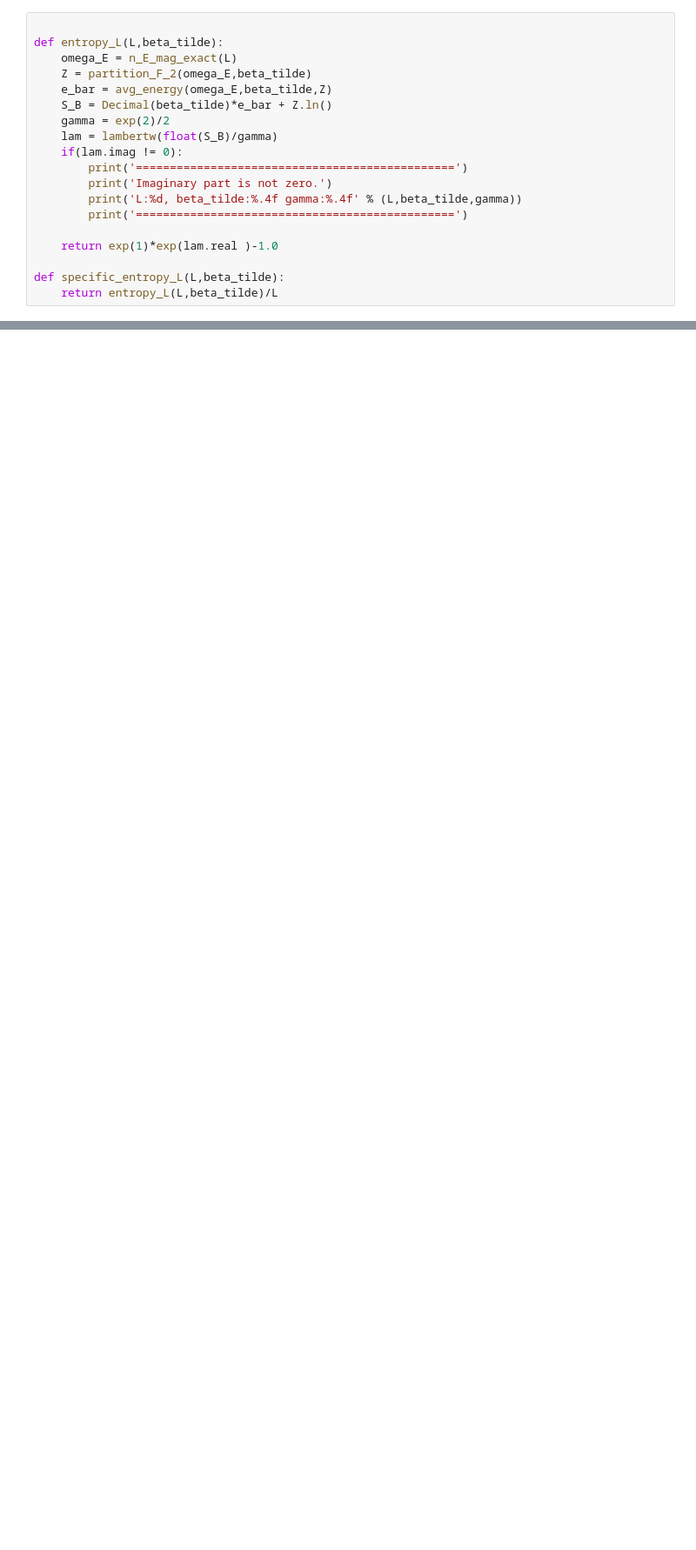
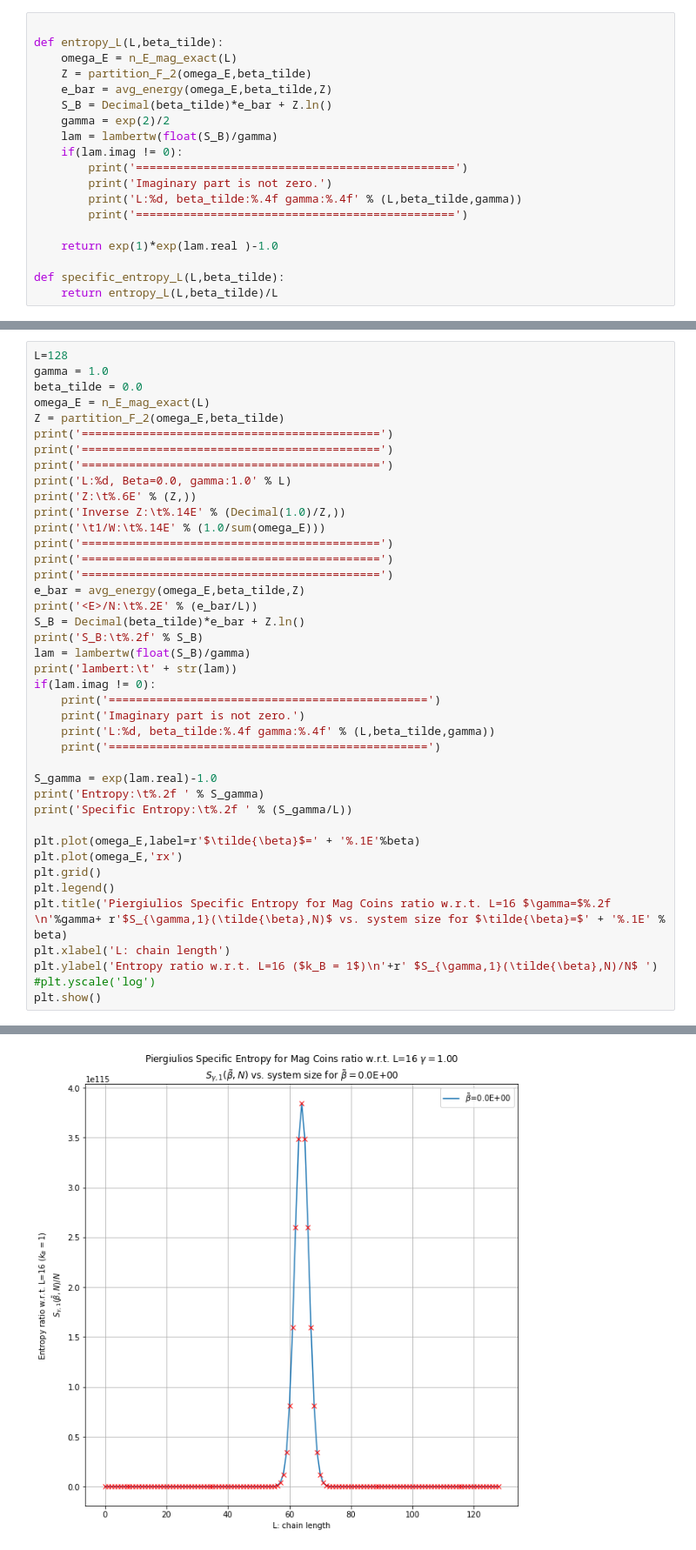
Before and after one commit to rpazuki/sampleNotebooks, a Jupyter notebook: Piergiulios Entropy-Mag Coins/Piergiulios Entropy-Mag Coins.ipynb, the cells around one changed output, grey strips where cells are left out. Shown at 87% size. Saved outputs shown, nothing was run; the diff lists cells and outputs as text; blank space fills up the shorter version.

```diff
--- a/Piergiulios Entropy-Mag Coins/Piergiulios Entropy-Mag Coins.ipynb
+++ b/Piergiulios Entropy-Mag Coins/Piergiulios Entropy-Mag Coins.ipynb
@@ -300,0 +338,42 @@ plt.show()
+# %%
+L=128
+gamma = 1.0
+beta_tilde = 0.0
+omega_E = n_E_mag_exact(L)
+Z = partition_F_2(omega_E,beta_tilde)
+print('============================================')
+print('============================================')
+print('============================================')
+print('L:%d, Beta=0.0, gamma:1.0' % L)
+print('Z:\t%.6E' % (Z,))
+print('Inverse Z:\t%.14E' % (Decimal(1.0)/Z,))
+print('\t1/W:\t%.14E' % (1.0/sum(omega_E)))
+print('============================================')
+print('============================================')
+print('============================================')
+e_bar = avg_energy(omega_E,beta_tilde,Z)
+print('<E>/N:\t%.2E' % (e_bar/L))
+S_B = Decimal(beta_tilde)*e_bar + Z.ln()
+print('S_B:\t%.2f' % S_B)
+lam = lambertw(float(S_B)/gamma)
+print('lambert:\t' + str(lam))
+if(lam.imag != 0):
+    print('===============================================')
+    print('Imaginary part is not zero.')
+    print('L:%d, beta_tilde:%.4f gamma:%.4f' % (L,beta_tilde,gamma))
+    print('===============================================')
+
+S_gamma = exp(lam.real)-1.0
+print('Entropy:\t%.2f ' % S_gamma)
+print('Specific Entropy:\t%.2f ' % (S_gamma/L))
+
+plt.plot(omega_E,label=r'$\tilde{\beta}$=' + '%.1E'%beta)
+plt.plot(omega_E,'rx')
+plt.grid()
+plt.legend()
+plt.title('Piergiulios Specific Entropy for Mag Coins ratio w.r.t. L=16 $\gamma=$%.2f \n'%gamma+ r'$S_{\gamma,1}(\tilde{\beta},N)$ vs. system size for $\tilde{\beta}=$' + '%.1E' % beta)
+plt.xlabel('L: chain length')
+plt.ylabel('Entropy ratio w.r.t. L=16 ($k_B = 1$)\n'+r' $S_{\gamma,1}(\tilde{\beta},N)/N$ ')
+#plt.yscale('log')
+plt.show()
+# %% [output]
@@ -300,0 +395 @@ plt.show()
+[figure, added]
```
Also changed, not shown: parts of 4 cells of this notebook.
